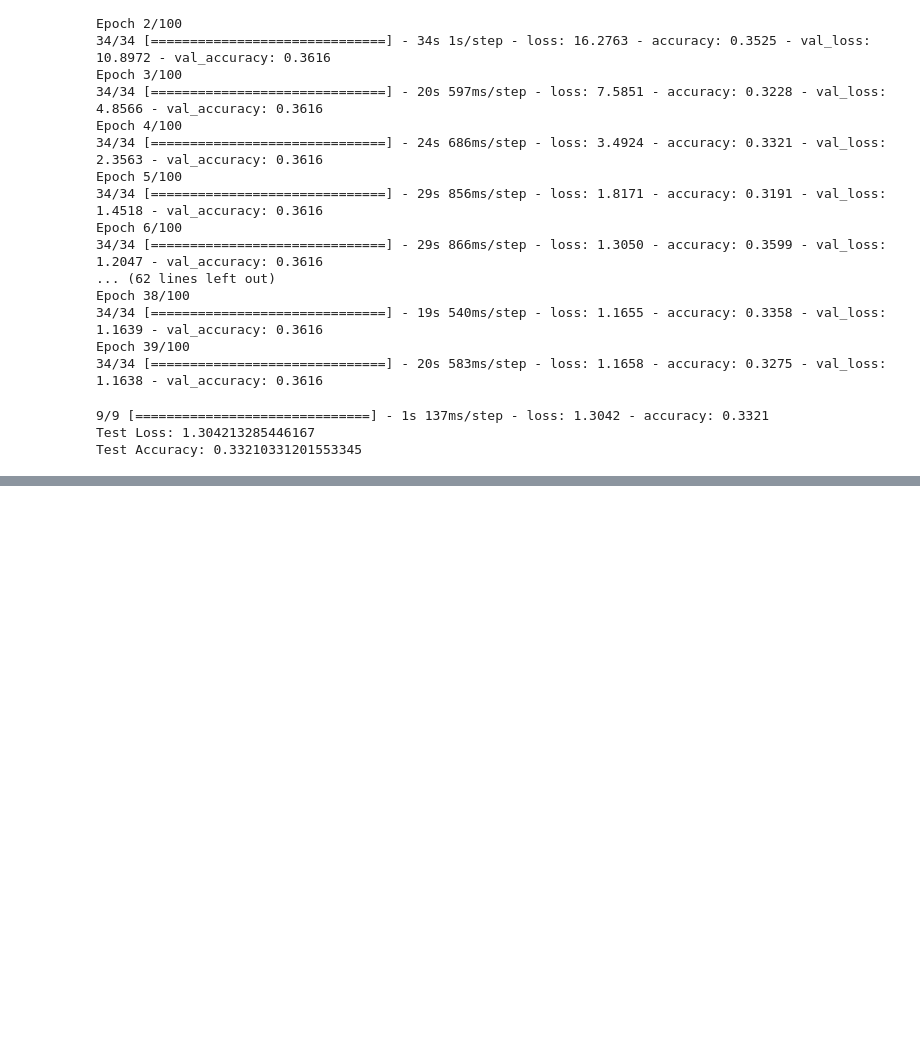
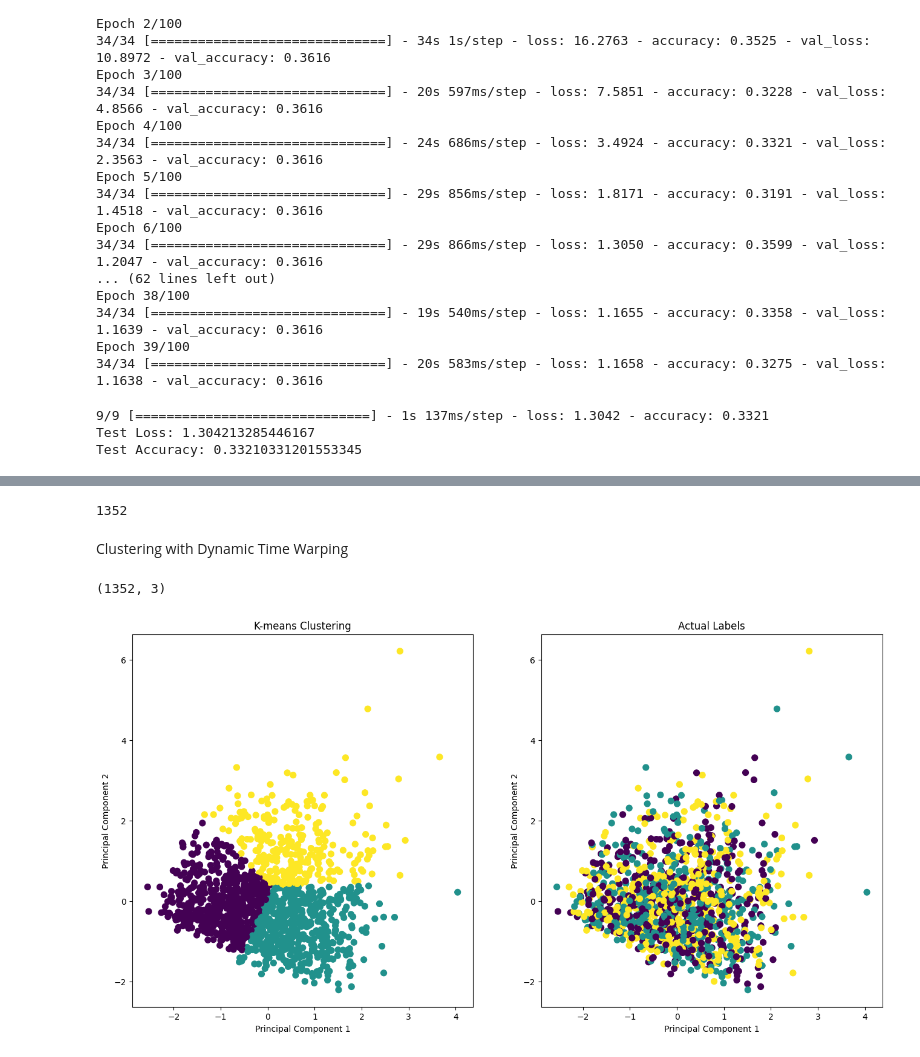
Before and after one commit to sarahaptumich/capstone, a Jupyter notebook: brace.ipynb, the cells around one changed output, grey strips where cells are left out. Drawn from its saved outputs; the diff is of its cells as text; code cells hidden in the pictures; blank space fills up the shorter version.

```diff
--- a/brace.ipynb
+++ b/brace.ipynb
@@ -543,0 +576,48 @@ Test Accuracy: 0.33210331201553345
+# %%
+dtw_means=[]
+for i in dataClips:
+    data=i
+    data_flattened = [clip.reshape(clip.shape[0], -1) for clip in data]
+    distance_matrix = dtw.distance_matrix_fast(data_flattened)
+    mean_dist=distance_matrix.mean()
+    dtw_means.append(mean_dist)
+# %%
+len(dtw_means)
+# %% [output]
+1352
+# %% [markdown]
+Clustering with Dynamic Time Warping
+# %%
+cluster_df=features[['seq_idx', 'frames']].copy()
+cluster_df['dtw']= pd.Series(dtw_means)
+cluster_df.shape
+# %% [output]
+(1352, 3)
+# %%
+scaler = StandardScaler()
+clusters_scaled = scaler.fit_transform(cluster_df)
+pca = PCA(n_components=2)
+clusters_pca = pca.fit_transform(clusters_scaled)
+pca_df = pd.DataFrame(data=clusters_pca, columns=['Principal Component 1', 'Principal Component 2'])
+# %%
+kmeans = KMeans(n_clusters=3, random_state=42)
+pca_df['Cluster'] = kmeans.fit_predict(pca_df[['Principal Component 1', 'Principal Component 2']])
+pca_df['ActualLabels'] = encoded_categories
+# %%
+fig, ax = plt.subplots(1, 2, figsize=(16, 8))
+
+# K-means Cluster Plot
+ax[0].scatter(pca_df['Principal Component 1'], pca_df['Principal Component 2'], c=pca_df['Cluster'], cmap='viridis', s=50)
+ax[0].set_title('K-means Clustering')
+ax[0].set_xlabel('Principal Component 1')
+ax[0].set_ylabel('Principal Component 2')
+
+# Actual Labels Plot
+ax[1].scatter(pca_df['Principal Component 1'], pca_df['Principal Component 2'], c=pca_df['ActualLabels'], cmap='viridis', s=50)
+ax[1].set_title('Actual Labels')
+ax[1].set_xlabel('Principal Component 1')
+ax[1].set_ylabel('Principal Component 2')
+
+plt.show()
+# %% [output]
+[figure, added]
```
Also changed, not shown: parts of 15 cells of this notebook.
